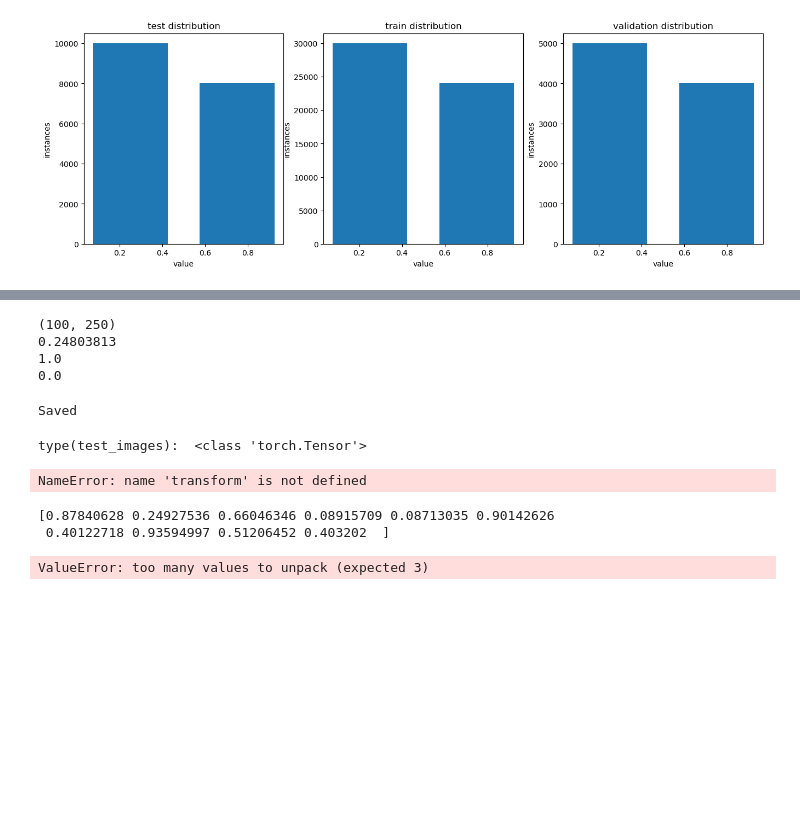
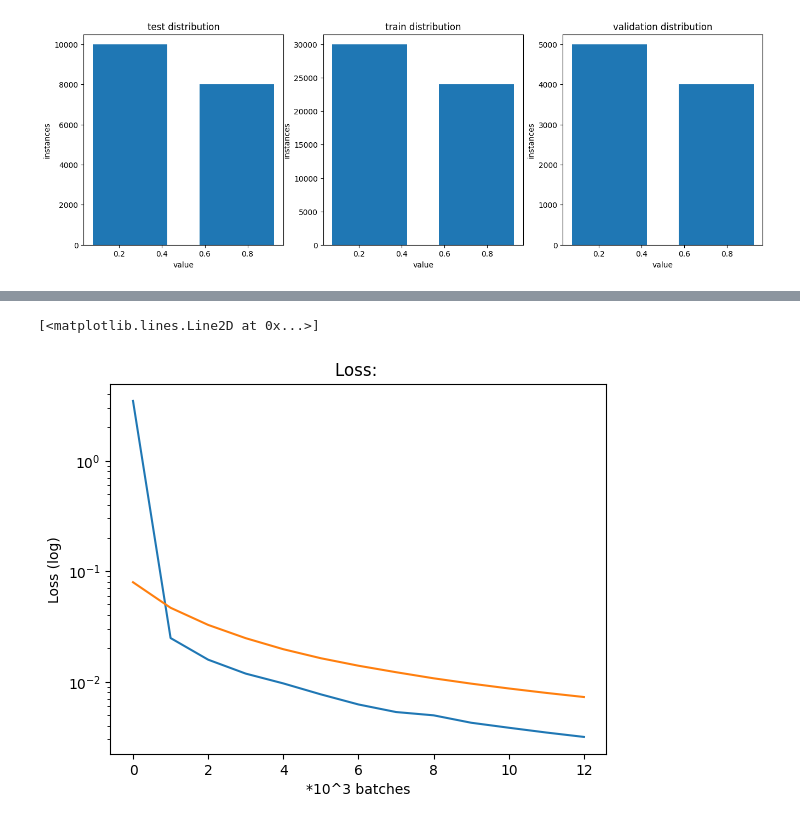
Before and after one commit to MattanTseng/ME_592_HW3, a Jupyter notebook: part1/Part1.ipynb, the cells around one changed output, grey strips where cells are left out. Saved outputs shown, nothing was run; the diff lists cells and outputs as text; code cells hidden in the pictures; blank space fills up the shorter version.

Commit message:
validation is done

```diff
--- a/part1/Part1.ipynb
+++ b/part1/Part1.ipynb
@@ -426,64 +336,11 @@ tensor([[ 6.5562, -5.8929],
-# %%
-image1 = train_dataset[10][:][0].numpy()
-# print(image1)
-print(image1.shape)
-print(image1.mean())
-print(np.max(image1))
-print(np.min(image1))
-
-# plt.imshow(image1)
-# %% [output]
-(100, 250)
-0.24803813
-1.0
-0.0
-# %%
-cnn = CNN()
-PATH = './cifar_net.pth'
-torch.save(cnn.state_dict(), PATH)
-print("Saved")
-# %% [output]
-Saved
-# %%
-batch_size = 4
-test_images_torch = torch.div(torch.from_numpy(test_images).float(), 255)
-print("type(test_images): ", type(test_images_torch))
-
-test_images_torch = torch.from_numpy(test_set_y).float()
-# print("shape of labels: ", len(train_labels_torch))
-
-test_dataset = torchvision.datasets.CIFAR10(test_images, train=False,
-                                       download=True, transform=transform)
-testloader = torch.utils.data.DataLoader(test_dataset, batch_size=batch_size,
-                                         shuffle=False, num_workers=2)
-
-#train_dataset = torch.utils.data.TensorDataset(train_images_torch, train_labels_torch)
-#train_loader = torch.utils.data.DataLoader(train_dataset, batch_size=batch_size, shuffle=True, num_workers=6)
-# test_images_torch = torch.div(torch.from_numpy(test_images).float(), 255)
-# test_labels_torch = torch.from_numpy(test_set_y).float()
-# validation_images_torch = torch.div(torch.from_numpy(validation_images).float(), 255)
-# validation_labels_torch = torch.from_numpy(valid_set_y).float()
-# create the dataloaders from our tensors.
-# train_loader = torch.utils.data.TensorDataset(train_images_torch, train_set_y)
-# val_loader = torch.utils.data.TensorDataset(validation_images_torch, validation_labels_torch)
-# test_loader = torch.utils.data.TensorDataset(test_images_torch, test_labels_torch)
-# val_loader = torch.utils.data.DataLoader(val_loader, batch_size=batch_size, shuffle=False, num_workers=6)
-# test_loader = torch.utils.data.DataLoader(test_loader, batch_size=batch_size, shuffle=False, num_workers=6)
-
-
-dataiter = iter(testloader)
-images, labels = next(dataiter)
-# %% [output]
-type(test_images):  <class 'torch.Tensor'>
-NameError: name 'transform' is not defined
-# %%
-test1 = np.random.rand(10)
-test2 = np.random.rand(10)
-print(test1)
-
-for i, result1, result2 in enumerate(test1), enumerate(test2):
-    print(result1, "\t", result2)
-# %% [output]
-[0.87840628 0.24927536 0.66046346 0.08915709 0.08713035 0.90142626
- 0.40122718 0.93594997 0.51206452 0.403202  ]
-ValueError: too many values to unpack (expected 3)
+# %%
+
+plt.title("Loss: ")
+plt.xlabel("*10^3 batches")
+plt.ylabel("Loss (log)")
+plt.yscale("log")
+plt.plot(training_losses)
+plt.plot(validation_losses)
+# %% [output]
+[<matplotlib.lines.Line2D at 0x...>]
+[figure, added]
```
Also changed, not shown: parts of 9 cells of this notebook.
